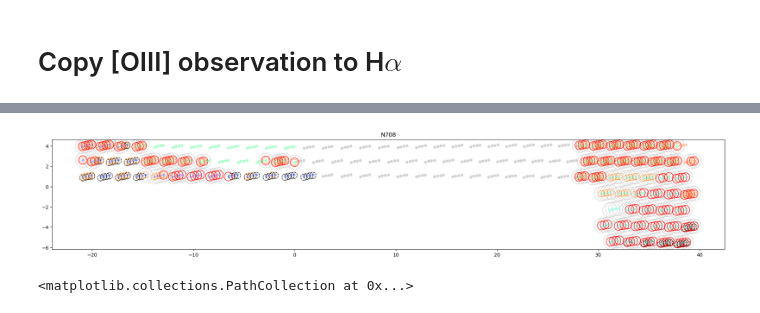
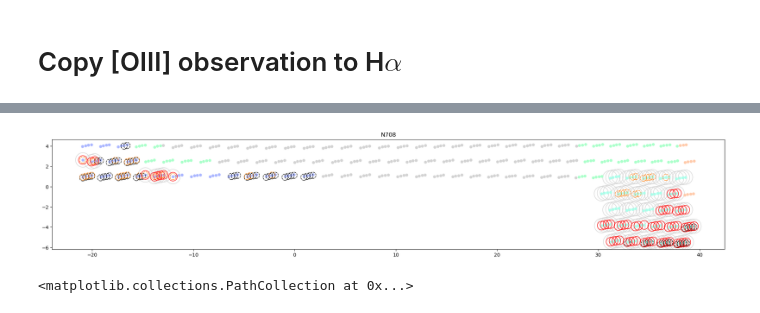
Before and after one commit to MerianSurvey/skipper, a Jupyter notebook: notebooks/2022B_EXECUTE.ipynb, the cells around one changed output, grey strips where cells are left out. Cells and saved outputs as stored; diff of their text form; code cells hidden in the pictures.

```diff
--- a/notebooks/2022B_EXECUTE.ipynb
+++ b/notebooks/2022B_EXECUTE.ipynb
@@ -27,7 +27,7 @@ def wrapRA(ra, wrap_point=180.):
     wrapped_ra[mask] -= 360.
     return wrapped_ra
 # %%
-tele_fname = '/Users/kadofong/Downloads/tele20220927.csv'
+tele_fname = '/Users/kadofong/Downloads/tele20220928.csv'
 copilot_fname = '/Users/kadofong/Downloads/db_merian.fits'
 # %%
 obsdates = sigjson_f2022b.obsdates
@@ -148,7 +147,7 @@ night = halpha_nights[2]
 year = night[0]
 month = night[1]
 day = night[2]
-lastobs_day = day -1
+lastobs_day = day - 2
 # %%
 tele = pd.read_csv(tele_fname, index_col=0)
 tele_dt = pd.to_datetime(tele['date'])
@@ -284,30 +300,35 @@ Next script for [r, 90sec] is ../json/backup_scripts/GAMA5197149/90sec/GAMA51971
 # %%
 fig = plt.figure(figsize=(20,4))
 ax = plt.subplot(111)
 ax.set_aspect('equal')
+
+fields = ocat['object'].str.extract(r'(.*?(?=_))')[0]
+cc_l = ['#abb7ff','#abffeb','#abffcb','#feffab','#ffcbab','lightgrey']
+
 
 plt.scatter ( wrapRA(hack_cat['RA']), hack_cat['dec'], facecolor='None', edgecolor='lightgrey', s=30**2)
 for field in fields.unique():
     cat = ocat.loc[fields==field]
     idx = sigjson_f2022b._field_priorities[field]
     plt.scatter ( wrapRA(cat['RA']), cat['dec'], c=cc_l[idx], s=5**2)
 
 plt.scatter ( wrapRA(coo_h.merian_sidecar['racenter']),
              coo_h.merian_sidecar['deccenter'], facecolor='None', edgecolor='k', s=13**2, ls='--' )
 
-plt.scatter ( wrapRA(ocat.reindex(to_obs.index)['RA']), ocat.reindex(to_obs.index)['dec'],
+plt.scatter ( wrapRA(ocat.loc[lastnightobjects,'RA']), ocat.loc[lastnightobjects,'dec'],
              facecolor='None', edgecolor='C1', s=13**2, lw=1, ls='--' )
-plt.scatter ( wrapRA(hcat.reindex(inq)['RA']), hcat.reindex(inq)['dec'],
+plt.scatter ( wrapRA(hcat.reindex(is_queued_halpha.query('is_queued').index)['RA']),
+                     hcat.reindex(is_queued_halpha.query('is_queued').index)['dec'],
              facecolor='None', edgecolor='r', s=18**2, lw=1,  )
 
 #plt.scatter ( wrapRA(truly_new_inN708['RA']), truly_new_inN708['dec'], facecolor='None', edgecolor='r', s=18**2, lw=1 )
 #plt.scatter ( wrapRA(ocat.reindex(to_obs.index)['RA']), ocat.reindex(to_obs.index)['dec'], color='b', s=1)
 
 plt.title('N708')
 plt.tight_layout ()
-plt.savefig('/Users/kadofong/Downloads/N708_2022Bprediction.png')
+#plt.savefig('/Users/kadofong/Downloads/N708_2022Bprediction.png')
 # %% [output]
-[figure, old version]
+[figure, new version]
 # %%
 hack_queue = pd.DataFrame(index=hcat.index, columns=['is_queued','qstamp','airmass'])
 #hack_queue.loc[truly_new_inN708.index, 'is_queued'] = True
```
Also changed, not shown: parts of 4 cells of this notebook, 27 other files.
